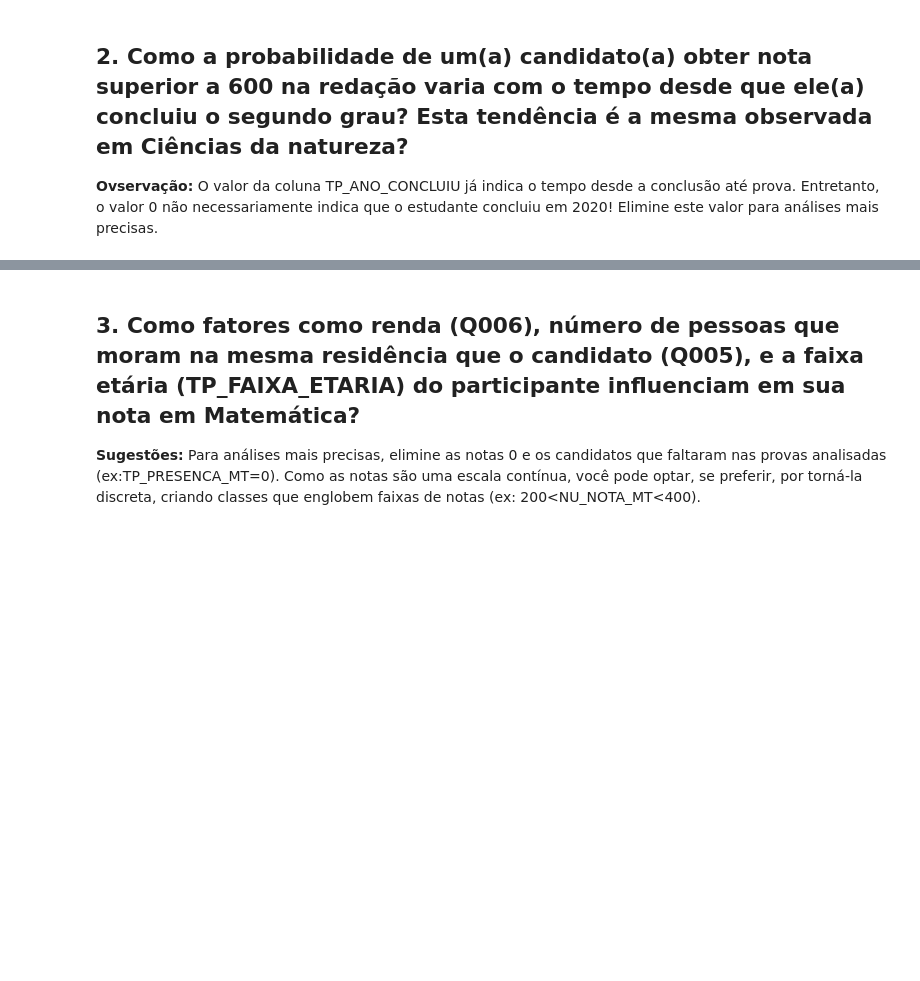
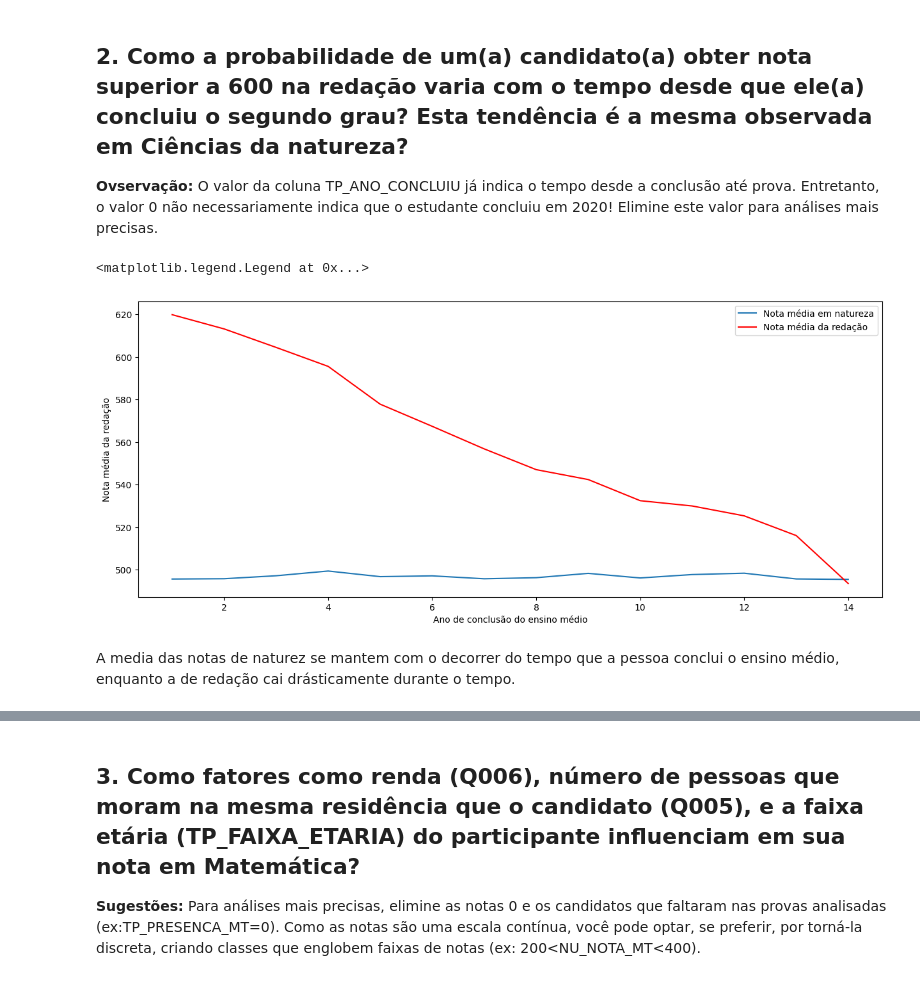
Before and after one commit to bdlemos/Faculdade, a Jupyter notebook: Semestre_4/ICD/3-mais-pandas.ipynb, the cells around one changed output, grey strips where cells are left out. Cells and saved outputs as stored; diff of their text form; code cells hidden in the pictures; blank space fills up the shorter version.

```diff
--- a/Semestre_4/ICD/3-mais-pandas.ipynb
+++ b/Semestre_4/ICD/3-mais-pandas.ipynb
@@ -42,3 +52,28 @@ AM: 18751
 ## 2. Como a probabilidade de um(a) candidato(a) obter nota superior a 600 na redação varia com o tempo desde que ele(a) concluiu o segundo grau? Esta tendência é a mesma observada em Ciências da natureza?
 
 **Ovservação:** O valor da coluna TP_ANO_CONCLUIU já indica o tempo desde a conclusão até prova. Entretanto, o valor 0 não necessariamente indica que o estudante concluiu em 2020! Elimine este valor para análises mais precisas.
+# %%
+fig, ax = plt.subplots(figsize=(15, 6))
+
+ex2 = enem[enem['TP_ANO_CONCLUIU'] != 0]
+(ex2[['NU_NOTA_CN', 'TP_ANO_CONCLUIU']].dropna()
+                                       .groupby('TP_ANO_CONCLUIU')
+                                       .mean()
+                                       .plot(ax=ax,kind='line', color='tab:blue',
+                                            xlabel='Ano de conclusão do ensino médio',
+                                            ylabel='Nota média em natureza', label='Nota média em natureza')
+)
+ex22 = enem[enem['TP_ANO_CONCLUIU'] != 0]
+(ex22[['NU_NOTA_REDACAO', 'TP_ANO_CONCLUIU']].dropna()
+                                             .groupby('TP_ANO_CONCLUIU')
+                                             .mean()
+                                             .plot(ax=ax,kind='line', color='red',
+                                                    xlabel='Ano de conclusão do ensino médio',
+                                                    ylabel='Nota média da redação', label='Nota média da redação')
+)
+plt.legend(['Nota média em natureza', 'Nota média da redação'])
+# %% [output]
+<matplotlib.legend.Legend at 0x...>
+[figure, added]
+# %% [markdown]
+A media das notas de naturez se mantem com o decorrer do tempo que a pessoa conclui o ensino médio, enquanto a de redação cai drásticamente durante o tempo.
```
Also changed, not shown: parts of 8 cells of this notebook, 48 other files.
